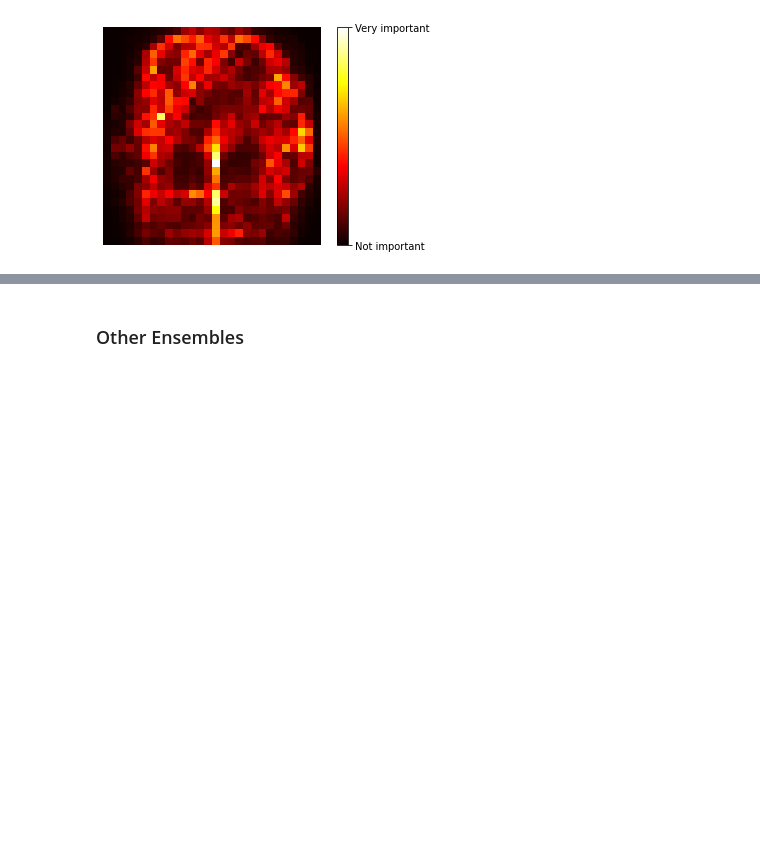
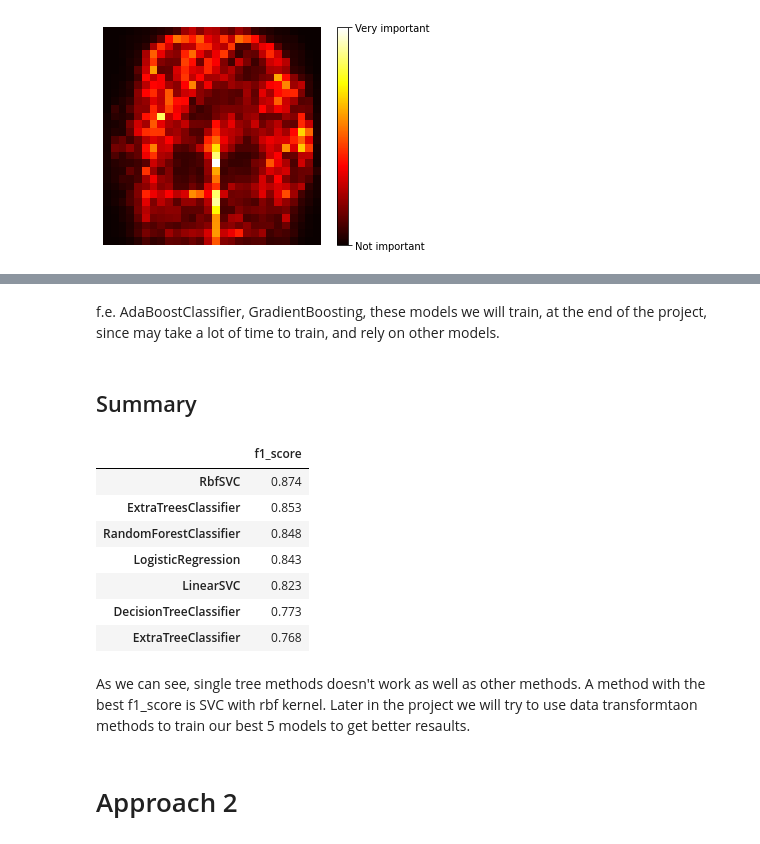
Before and after one commit to ArkadiuszSlowik/fashion-classification, a Jupyter notebook: fashion_classification.ipynb, the cells around one changed output, grey strips where cells are left out. Saved outputs shown, nothing was run; the diff lists cells and outputs as text; code cells hidden in the pictures; blank space fills up the shorter version.

Commit message:
Approach 1 finished
- finished hyperparameter tuning
- summary of the approach 1

Note: some of the models not commited, because files are too big.

```diff
--- a/fashion_classification.ipynb
+++ b/fashion_classification.ipynb
@@ -923,2 +914,24 @@ As we can see, there are a few useless pixels in every corner. We can easily dro
-# %% [markdown]
-<h3> Other Ensembles </h3>
+# %% [markdown]
+f.e. AdaBoostClassifier, GradientBoosting, these models we will train, at the end of the project, since may take a lot of time to train, and rely on other models.
+# %% [markdown]
+<h2> Summary </h2>
+# %%
+index = ['LogisticRegression', 'LinearSVC', 'RbfSVC', 'DecisionTreeClassifier', 'ExtraTreeClassifier', 'RandomForestClassifier', 'ExtraTreesClassifier']
+f1_score = [0.843, 0.823, 0.874, 0.773, 0.768, 0.848, 0.853]
+# %%
+d = {'index':index,'f1_score':f1_score}
+df = pd.DataFrame(d, index=index, columns=['f1_score'])
+df.sort_values('f1_score', ascending=False)
+# %% [output]
+|  | f1_score |
+| RbfSVC | 0.874 |
+| ExtraTreesClassifier | 0.853 |
+| RandomForestClassifier | 0.848 |
+| LogisticRegression | 0.843 |
+| LinearSVC | 0.823 |
+| DecisionTreeClassifier | 0.773 |
+| ExtraTreeClassifier | 0.768 |
+# %% [markdown]
+As we can see, single tree methods doesn't work as well as other methods. A method with the best f1_score is SVC with rbf kernel. Later in the project we will try to use data transformtaon methods to train our best 5 models to get better resaults.
+# %% [markdown]
+<h1> Approach 2 </h2>
```
Also changed, not shown: parts of 38 cells of this notebook, 2 other files.
